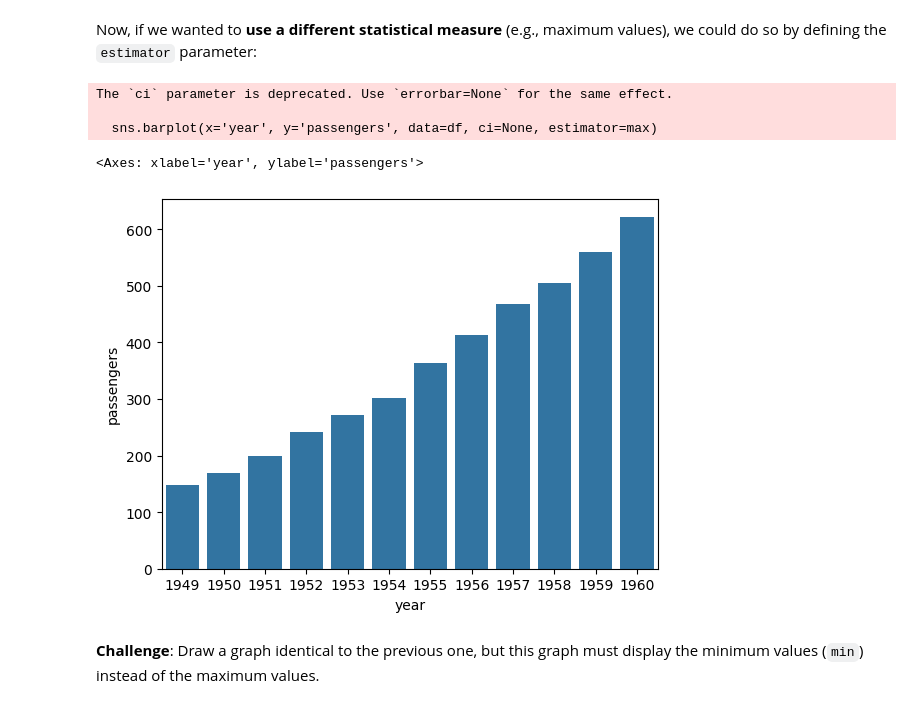
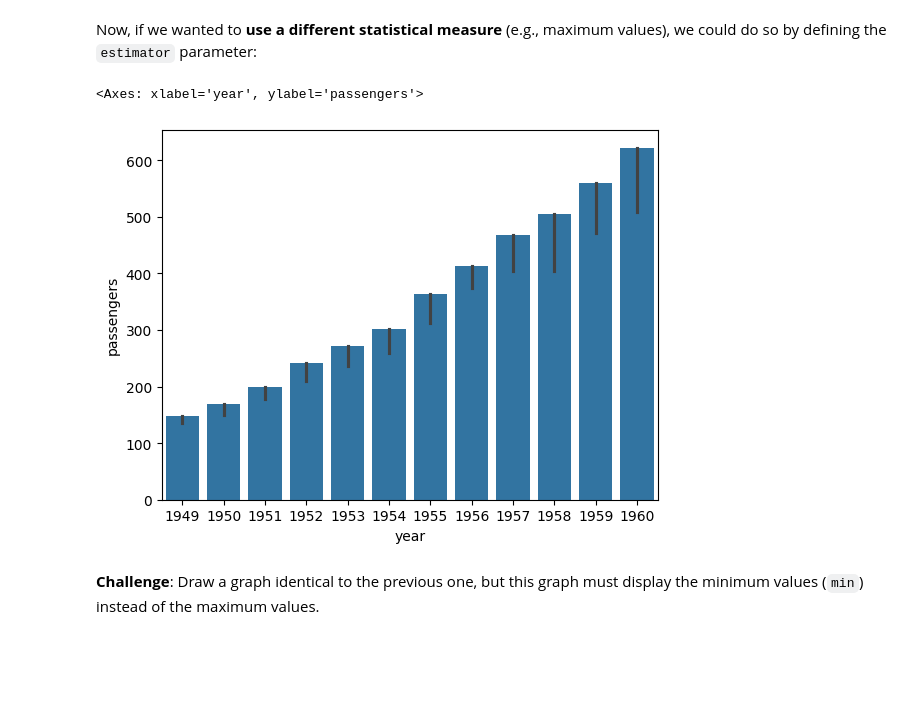
Before and after one commit to plajuan/ML_Study, a Jupyter notebook: DataExploration.ipynb, the cells around one changed output. Cells and saved outputs as stored; diff of their text form; code cells hidden in the pictures; blank space fills up the shorter version.

```diff
--- a/DataExploration.ipynb
+++ b/DataExploration.ipynb
@@ -160,8 +160,8 @@ A `lineplot` draws line charts that demonstrates the relationship between two nu
 
 Let us look at an example where a `lineplot` is used, this time using a different dataset (`flights`) that is built into the *seaborn* library. This dataset contains the number of passengers from an airline over time.
 # %%
-df = sns.load_dataset('flights')
-df
+df_flights = sns.load_dataset('flights')
+df_flights
 # %% [output]
 |  | year | month | passengers |
 | 0 | 1949 | Jan | 112 |
@@ -242,13 +242,10 @@ The `ci` parameter is deprecated. Use `errorbar=None` for the same effect.
 # %% [markdown]
 Now, if we wanted to **use a different statistical measure** (e.g., maximum values), we could do so by defining the `estimator` parameter:
 # %%
-sns.barplot(x='year', y='passengers', data=df, ci=None, estimator=max)
+sns.barplot(x='year', y='passengers', data=df_flights, estimator=max)
 # %% [output]
-The `ci` parameter is deprecated. Use `errorbar=None` for the same effect.
-
-  sns.barplot(x='year', y='passengers', data=df, ci=None, estimator=max)
+<Axes: xlabel='year', ylabel='passengers'>
-<Axes: xlabel='year', ylabel='passengers'>
-[figure, old version]
+[figure, new version]
 # %% [markdown]
 **Challenge**: Draw a graph identical to the previous one, but this graph must display the minimum values (`min`) instead of the maximum values.
 # %%
```
Also changed, not shown: parts of 31 cells of this notebook.
